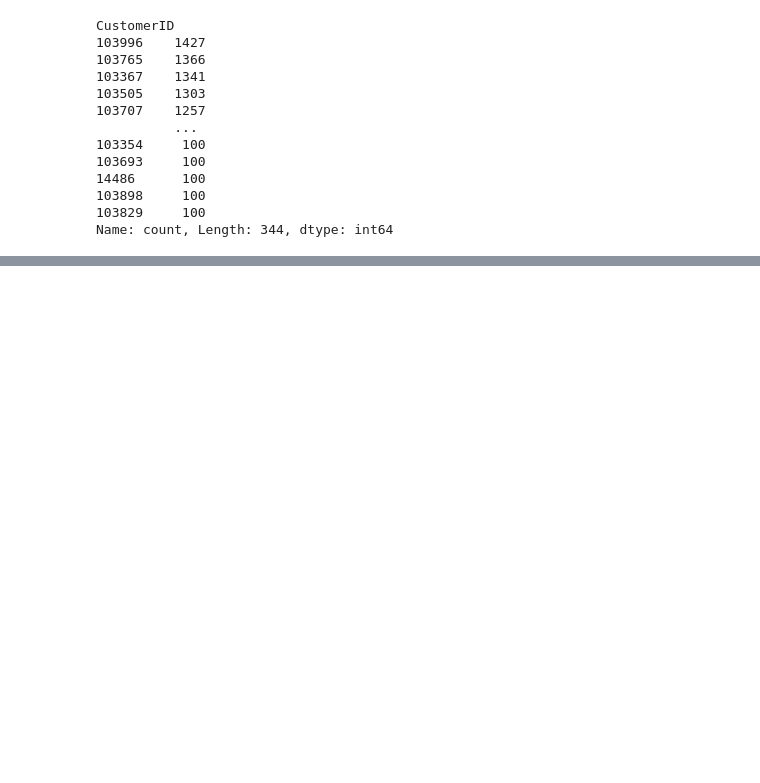
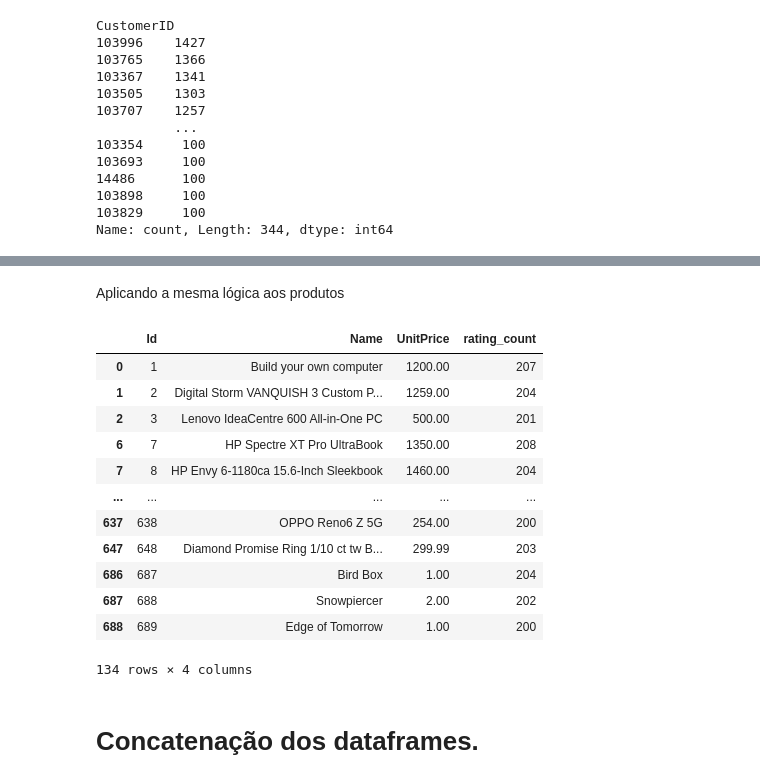
Before and after one commit to pedrosbm/AI-commerce-ML, a Jupyter notebook: notebook.ipynb, the cells around one changed output, grey strips where cells are left out. Drawn from its saved outputs; the diff is of its cells as text; code cells hidden in the pictures; blank space fills up the shorter version.

```diff
--- a/notebook.ipynb
+++ b/notebook.ipynb
@@ -40,0 +50,7 @@ ratings.drop(columns= "CreateDate", axis=1)
+# %%
+rating_count = ratings['ProductID'].value_counts().reset_index()
+rating_count.columns = ['ProductID', 'rating_count']
+# %%
+products = products.merge(rating_count, left_on='Id', right_on='ProductID', how='left')
+# %%
+products.drop('ProductID', axis=1, inplace=True)
@@ -65,0 +135,22 @@ Com o gráfico e a contagem acima, podemos vizualizar que a maioria dos usuário
+# %% [markdown]
+Aplicando a mesma lógica aos produtos
+# %%
+products = products[products['rating_count']> 199]
+
+products
+# %% [output]
+|  | Id | Name | UnitPrice | rating_count |
+| 0 | 1 | Build your own computer | 1200.00 | 207 |
+| 1 | 2 | Digital Storm VANQUISH 3 Custom P... | 1259.00 | 204 |
+| 2 | 3 | Lenovo IdeaCentre 600 All-in-One PC | 500.00 | 201 |
+| 6 | 7 | HP Spectre XT Pro UltraBook | 1350.00 | 208 |
+| 7 | 8 | HP Envy 6-1180ca 15.6-Inch Sleekbook | 1460.00 | 204 |
+| ... | ... | ... | ... | ... |
+| 637 | 638 | OPPO Reno6 Z 5G | 254.00 | 200 |
+| 647 | 648 | Diamond Promise Ring 1/10 ct tw B... | 299.99 | 203 |
+| 686 | 687 | Bird Box | 1.00 | 204 |
+| 687 | 688 | Snowpiercer | 2.00 | 202 |
+| 688 | 689 | Edge of Tomorrow | 1.00 | 200 |
+134 rows × 4 columns
+# %% [markdown]
+# Concatenação dos dataframes.
```
Also changed, not shown: parts of 44 cells of this notebook.
